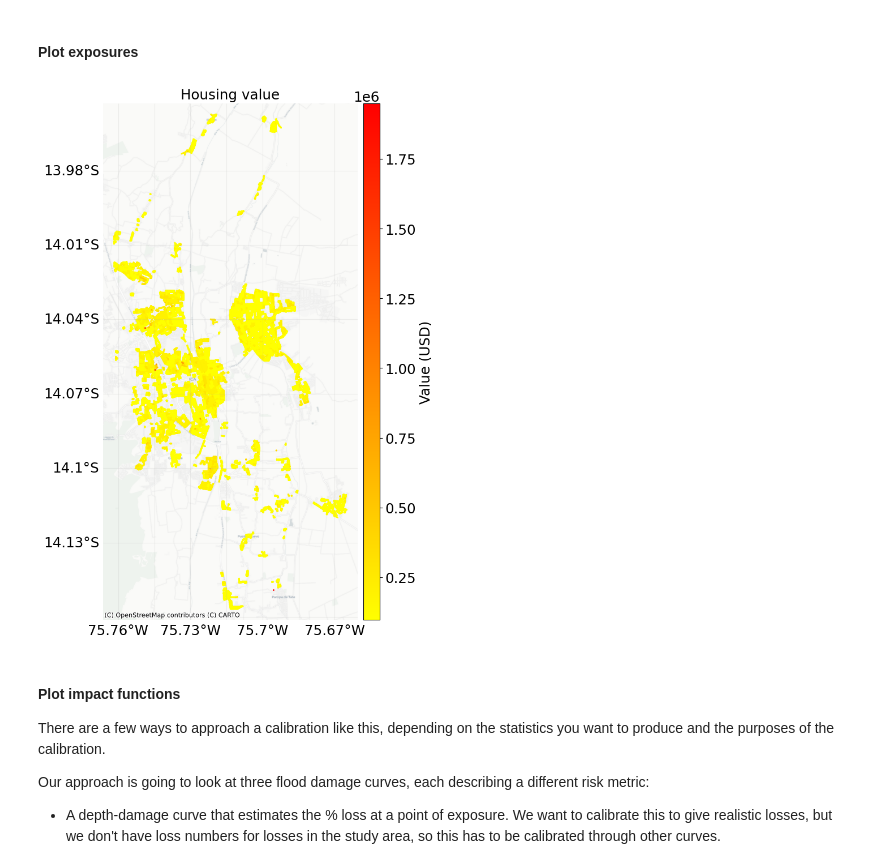
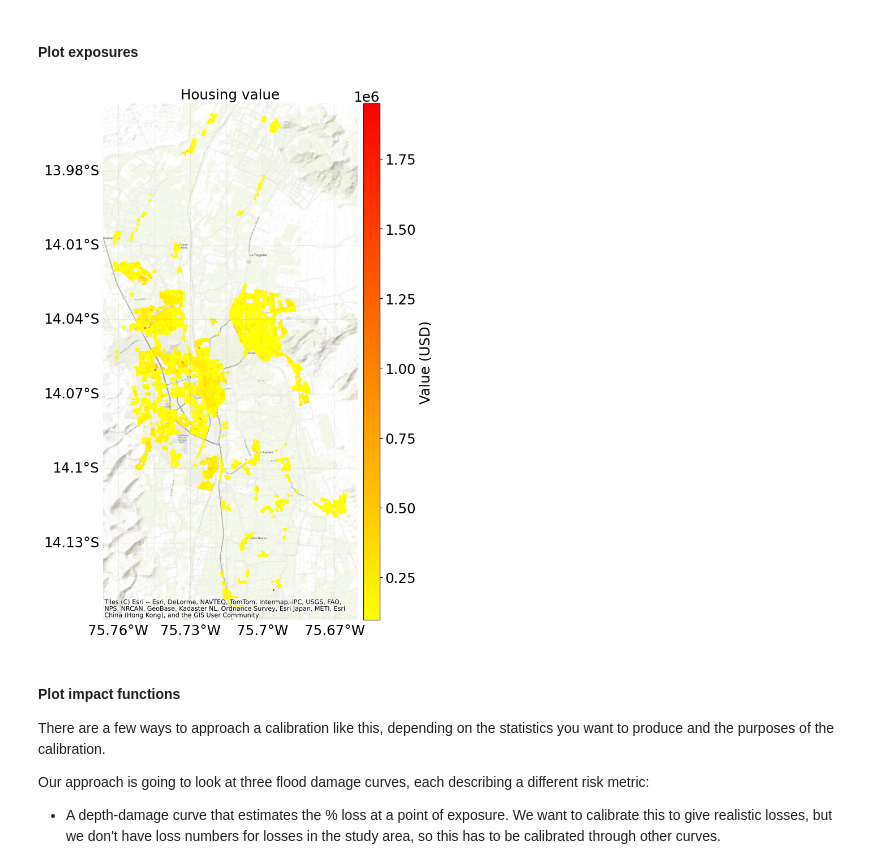
Before and after one commit to AnalyticsTeamUNUEHS/CLIMADA_starter_packs, a Jupyter notebook: starter_pack_peru/notebooks/06a_calibration_residential.ipynb, the cells around one changed output. Drawn from its saved outputs; the diff is of its cells as text; code cells hidden in the pictures.

```diff
--- a/starter_pack_peru/notebooks/06a_calibration_residential.ipynb
+++ b/starter_pack_peru/notebooks/06a_calibration_residential.ipynb
@@ -116,19 +116,22 @@ entity_count.exposures.description = "Number of houses"
 # %% [markdown]
 #### Plot exposures
 # %%
+import contextily as ctx
+
 # Plot the exposures
 _ = entity_usd.exposures.plot_basemap(
         ignore_zero=True,       # Whether to plot points with zero value
         buffer=500,              # Add a buffer around the points to show a larger map region (measured in meters)
         s=1,                     # The size of point markers on the plot
         zoom=14,                 # The detail level of the map. 6 is good for a large country. 8 is good for a state or region. 13 for a city. 15 for a municipality.
+        url=ctx.providers.Esri.WorldTopoMap, # Basemap provider
         pop_name=False,          # Add the names of populated places to the map – often not necessary when you have a basemap
         vmax=None,               # Set the maximum value for the colour scale – use this if you want a consistent scheme across multiple plots.
         cmap="autumn_r",         # Colour scheme to use for the points. See https://matplotlib.org/stable/tutorials/colors/colormaps.html for options.
         figsize=(8, 10)         # Dimensions of the output figure
     )
 # %% [output]
-[figure, old version]
+[figure, new version]
 # %% [markdown]
 #### Plot impact functions
 
```
Also changed, not shown: parts of 11 cells of this notebook, 15 other files.
